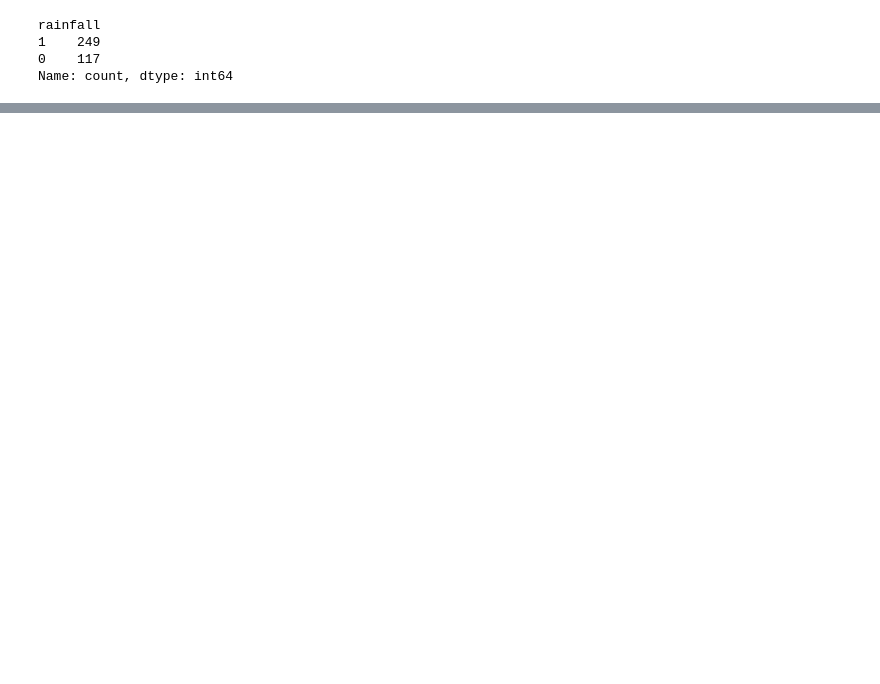
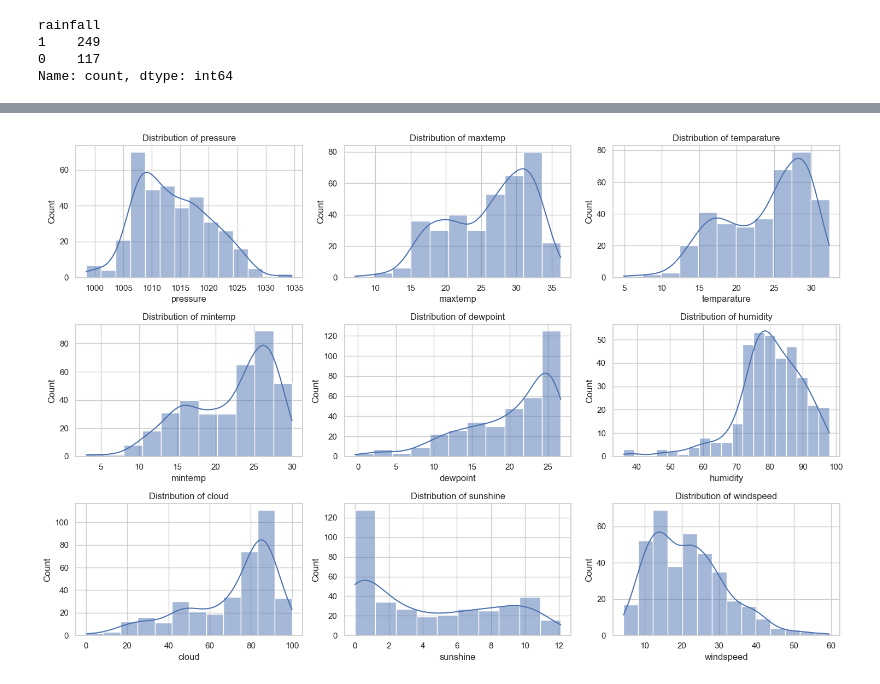
Before and after one commit to Yousef-koura/Machine-Learning-Projects, a Jupyter notebook: Project_006_Rainfall_prediction/model.ipynb, the cells around one changed output, grey strips where cells are left out. Saved outputs shown, nothing was run; the diff lists cells and outputs as text; code cells hidden in the pictures; blank space fills up the shorter version.

```diff
--- a/Project_006_Rainfall_prediction/model.ipynb
+++ b/Project_006_Rainfall_prediction/model.ipynb
@@ -106,0 +97,3 @@ Name: count, dtype: int64
+# %%
+# setting plot style for all plots
+sns.set_theme(style="whitegrid")
@@ -106,0 +112,12 @@ Name: count, dtype: int64
+# %%
+# show the distribution of the data
+plt.figure(figsize=(15,10))
+for i,column in enumerate(['pressure', 'maxtemp', 'temparature', 'mintemp', 'dewpoint', 'humidity',
+       'cloud', 'sunshine', 'windspeed'], 1):
+    plt.subplot(3,3,i)
+    sns.histplot(data[column],kde=True)
+    plt.title(f"Distribution of {column}")
+plt.tight_layout()
+plt.show()
+# %% [output]
+[figure, added]
```
Also changed, not shown: parts of 24 cells of this notebook.
